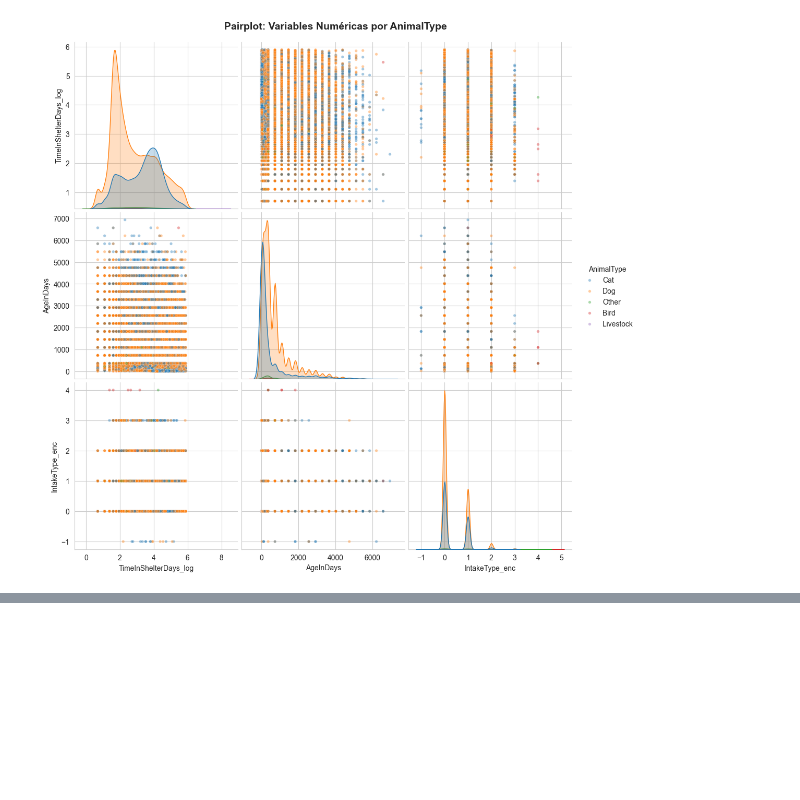
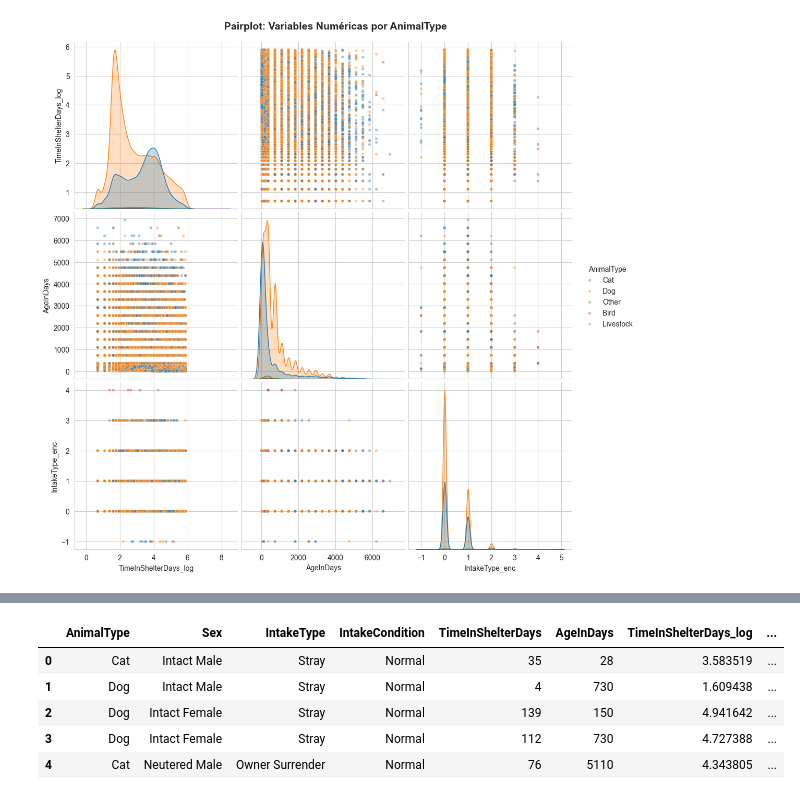
Before and after one commit to Bootcamp-IA-P6/Proyect_V_Regression_Team3, a Jupyter notebook: noteboooks/01_new_eda.ipynb, the cells around one changed output, grey strips where cells are left out. Drawn from its saved outputs; the diff is of its cells as text; code cells hidden in the pictures; blank space fills up the shorter version.

```diff
--- a/noteboooks/01_new_eda.ipynb
+++ b/noteboooks/01_new_eda.ipynb
@@ -2100,0 +2468,34 @@ plt.show()
+# %%
+# ============================================
+# RESUMEN FINAL
+# ============================================
+
+print("\n" + "="*70)
+print("RESUMEN FINAL DE LA LIMPIEZA")
+print("="*70)
+
+print(f"\n   Filas iniciales:   {n_inicial:,}")
+print(f"   Filas finales:     {len(df_model):,}")
+print(f"   Filas eliminadas:  {n_inicial - len(df_model):,} "
+      f"({(n_inicial - len(df_model))/n_inicial*100:.1f}%)")
+
+print(f"\n📊 COLUMNAS FINALES ({len(df_model.columns)}):")
+for col in df_model.columns:
+    nunicos = df_model[col].nunique()
+    print(f"   {col:35s}  {str(df_model[col].dtype):10s}  "
+          f"{nunicos} valores únicos")
+
+print(f"\n📊 VARIABLES CATEGÓRICAS RESULTANTES:")
+cat_cols = df_model.select_dtypes('object').columns
+for col in cat_cols:
+    print(f"\n   {col}:")
+    print(df_model[col].value_counts().to_string())
+
+# Verificación: no deben quedar nulos
+print(f"\n📊 NULOS TRAS LA LIMPIEZA:")
+print(df_model.isnull().sum())
+
+# Guardar
+df_model.reset_index(drop=True, inplace=True)
+df_model.to_csv('../data/pet_adoption_model.csv', index=False)
+print(f"\n💾 Dataset guardado como 'pet_adoption_model.csv'")
@@ -2100,0 +2520,9 @@ plt.show()
+# %%
+df_model.head()
+# %% [output]
+|  | AnimalType | Sex | IntakeType | IntakeCondition | TimeInShelterDays | AgeInDays | TimeInShelterDays_log | ... |
+| 0 | Cat | Intact Male | Stray | Normal | 35 | 28 | 3.583519 | ... |
+| 1 | Dog | Intact Male | Stray | Normal | 4 | 730 | 1.609438 | ... |
+| 2 | Dog | Intact Female | Stray | Normal | 139 | 150 | 4.941642 | ... |
+| 3 | Dog | Intact Female | Stray | Normal | 112 | 730 | 4.727388 | ... |
+| 4 | Cat | Neutered Male | Owner Surrender | Normal | 76 | 5110 | 4.343805 | ... |
```
Also changed, not shown: parts of 29 cells of this notebook, 8 other files.
